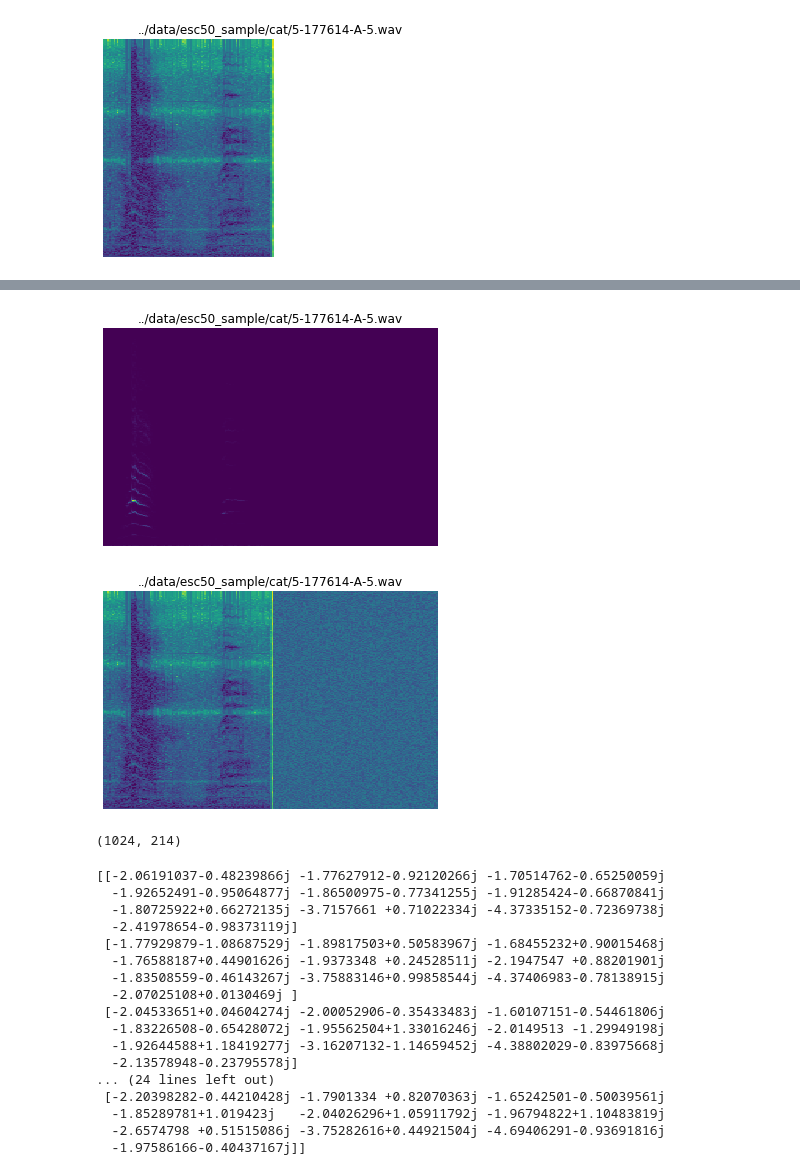
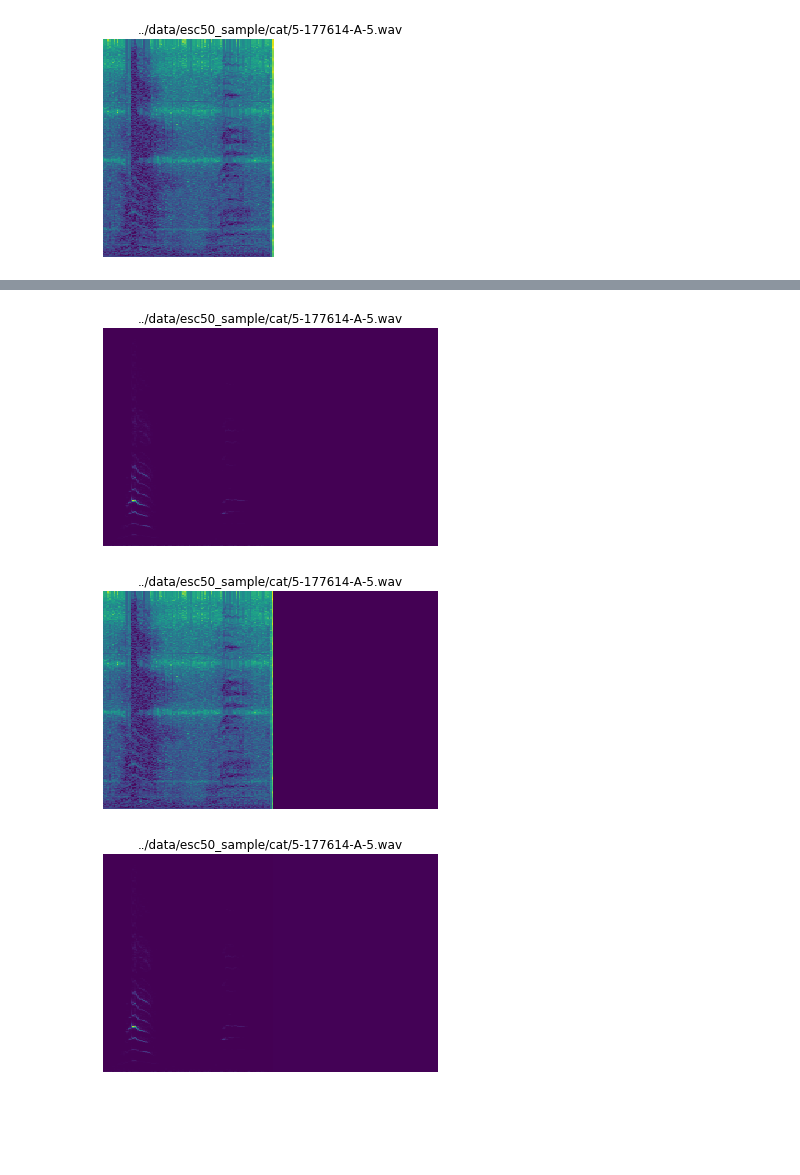
Before and after one commit to holyfiddlex/Speech-Separation, a Jupyter notebook: nbdev/Testing.ipynb, the cells around one changed output, grey strips where cells are left out. Cells and saved outputs as stored; diff of their text form; code cells hidden in the pictures; blank space fills up the shorter version.

Commit message:
Testing Complex Sampling

```diff
--- a/nbdev/Testing.ipynb
+++ b/nbdev/Testing.ipynb
@@ -34,14 +35,10 @@ for a in audios[:1]:
 #export
 class Decibelify2(Transform):
     def encodes(self,spec:SpecBase):
-        np.seterr(divide='ignore')
-        new_data = np.log10(spec.data)
-        np.seterr(divide='warn')
-        noise_mag = np.random.random(new_data.shape)-2.5
-        noise_dir = np.random.random(new_data.shape)*2 - 1
-        noise = noise_mag+noise_dir*1j
+        np.seterr(divide='ignore'); new_data = np.log10(spec.data); np.seterr(divide='warn')
+        noise = randomComplex(spec.data.shape)*0.0001
         filtr = np.isinf(new_data)
-        new_data = np.where(filtr, noise, new_data)
+        new_data = np.where(filtr, 0, new_data)+noise
         return type(spec)(new_data, spec.sr, spec.fn)
 
     def decodes(self,spec:SpecBase):
@@ -53,6 +50,9 @@ for a in audios[:1]:
     spec = Spectify()(a)
     spec.show(title = a.fn)
     dspec = Decibelify2()(spec)
-    dspec.data = dspec.data
     dspec.show(title = a.fn)
+    respec = Decibelify2().decode(dspec)
+    respec.show(title = a.fn)
+    reaudio = Spectify().decode(respec)
+    reaudio.listen()
 # %% [output]
@@ -59,26 +60,3 @@ for a in audios[:1]:
 [figure]
-[figure, old version]
+[figure, new version]
+[figure, added]
-# %%
-dspec.data.shape
-# %% [output]
-(1024, 214)
-# %%
-print(dspec.data[200:210, 100:110])
-# %% [output]
-[[-2.06191037-0.48239866j -1.77627912-0.92120266j -1.70514762-0.65250059j
-  -1.92652491-0.95064877j -1.86500975-0.77341255j -1.91285424-0.66870841j
-  -1.80725922+0.66272135j -3.7157661 +0.71022334j -4.37335152-0.72369738j
-  -2.41978654-0.98373119j]
- [-1.77929879-1.08687529j -1.89817503+0.50583967j -1.68455232+0.90015468j
-  -1.76588187+0.44901626j -1.9373348 +0.24528511j -2.1947547 +0.88201901j
-  -1.83508559-0.46143267j -3.75883146+0.99858544j -4.37406983-0.78138915j
-  -2.07025108+0.0130469j ]
- [-2.04533651+0.04604274j -2.00052906-0.35433483j -1.60107151-0.54461806j
-  -1.83226508-0.65428072j -1.95562504+1.33016246j -2.0149513 -1.29949198j
-  -1.92644588+1.18419277j -3.16207132-1.14659452j -4.38802029-0.83975668j
-  -2.13578948-0.23795578j]
-... (24 lines left out)
- [-2.20398282-0.44210428j -1.7901334 +0.82070363j -1.65242501-0.50039561j
-  -1.85289781+1.019423j   -2.04026296+1.05911792j -1.96794822+1.10483819j
-  -2.6574798 +0.51515086j -3.75282616+0.44921504j -4.69406291-0.93691816j
-  -1.97586166-0.40437167j]]
```
Also changed, not shown: parts of 2 cells of this notebook.
